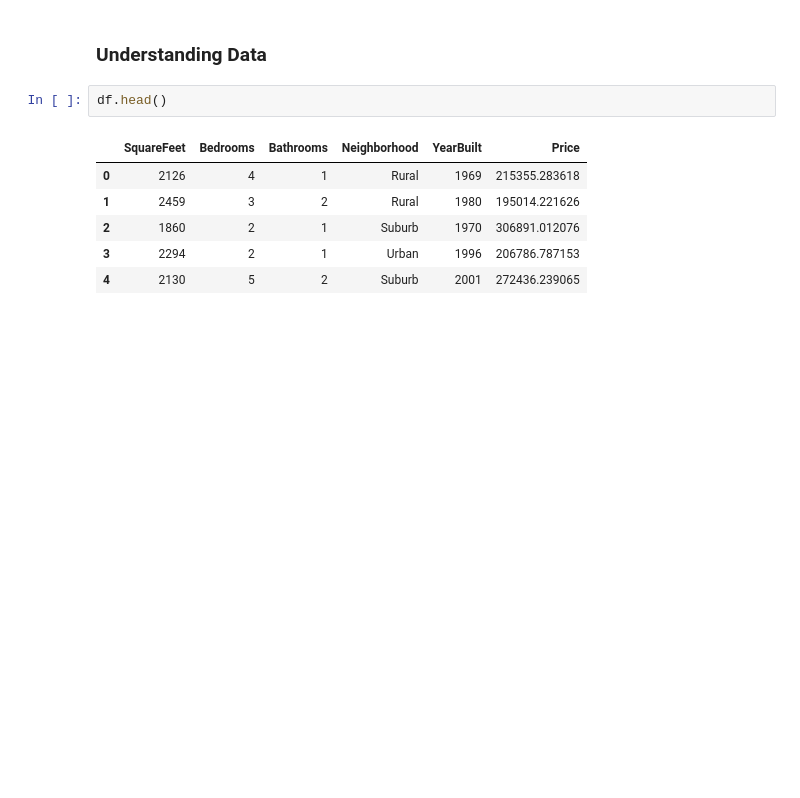
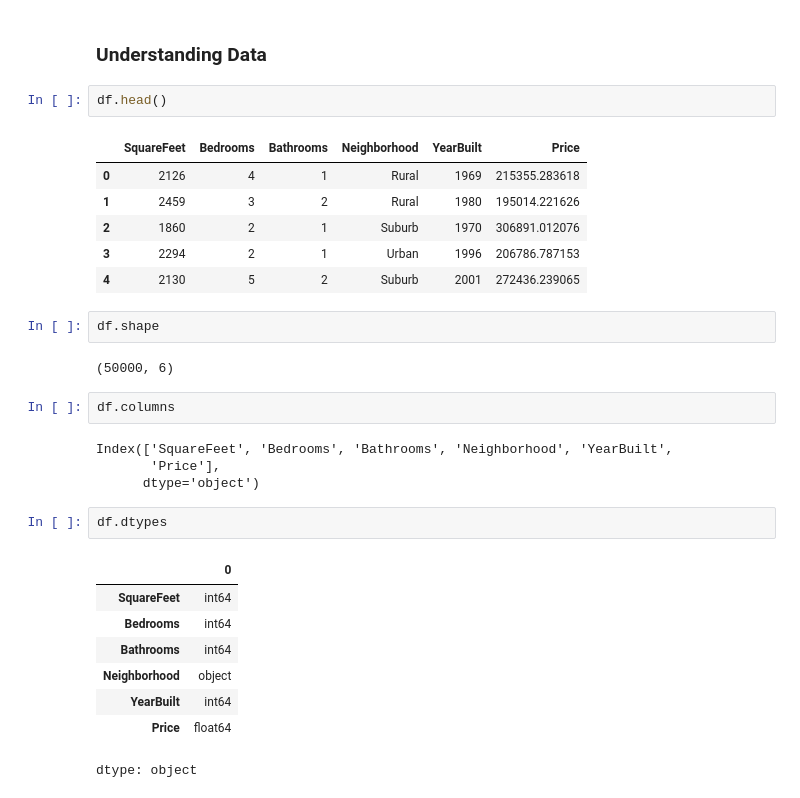
Before and after one commit to saadkhalidabbasi/EDA-Projects, a Jupyter notebook: Housing_Price_Prediction.ipynb, the cells around one changed output. Drawn from its saved outputs; the diff is of its cells as text; blank space fills up the shorter version.

```diff
--- a/Housing_Price_Prediction.ipynb
+++ b/Housing_Price_Prediction.ipynb
@@ -37,3 +37,24 @@ df.head()
 | 2 | 1860 | 2 | 1 | Suburb | 1970 | 306891.012076 |
 | 3 | 2294 | 2 | 1 | Urban | 1996 | 206786.787153 |
 | 4 | 2130 | 5 | 2 | Suburb | 2001 | 272436.239065 |
+# %%
+df.shape
+# %% [output]
+(50000, 6)
+# %%
+df.columns
+# %% [output]
+Index(['SquareFeet', 'Bedrooms', 'Bathrooms', 'Neighborhood', 'YearBuilt',
+       'Price'],
+      dtype='object')
+# %%
+df.dtypes
+# %% [output]
+|  | 0 |
+| SquareFeet | int64 |
+| Bedrooms | int64 |
+| Bathrooms | int64 |
+| Neighborhood | object |
+| YearBuilt | int64 |
+| Price | float64 |
+dtype: object
```
Also changed, not shown: parts of 5 cells of this notebook.
